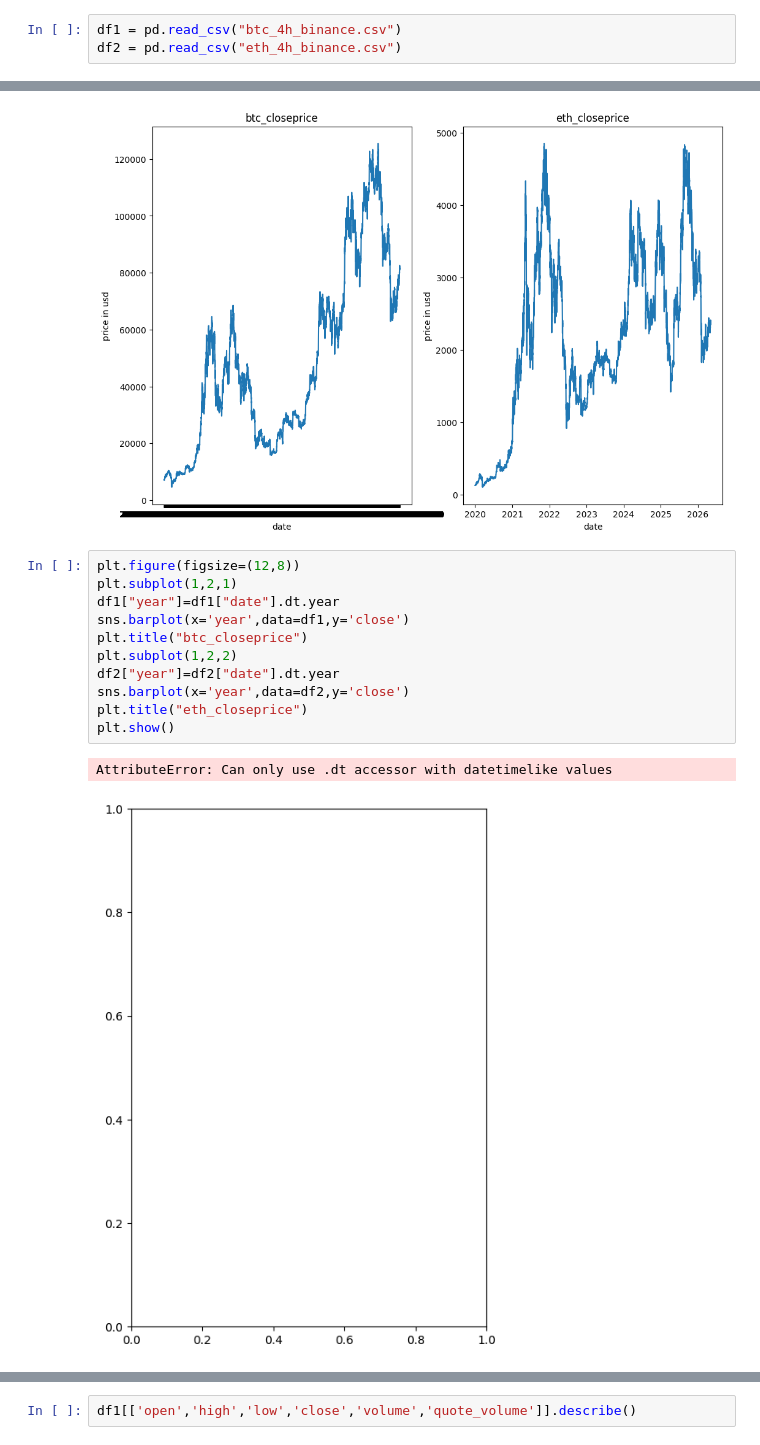
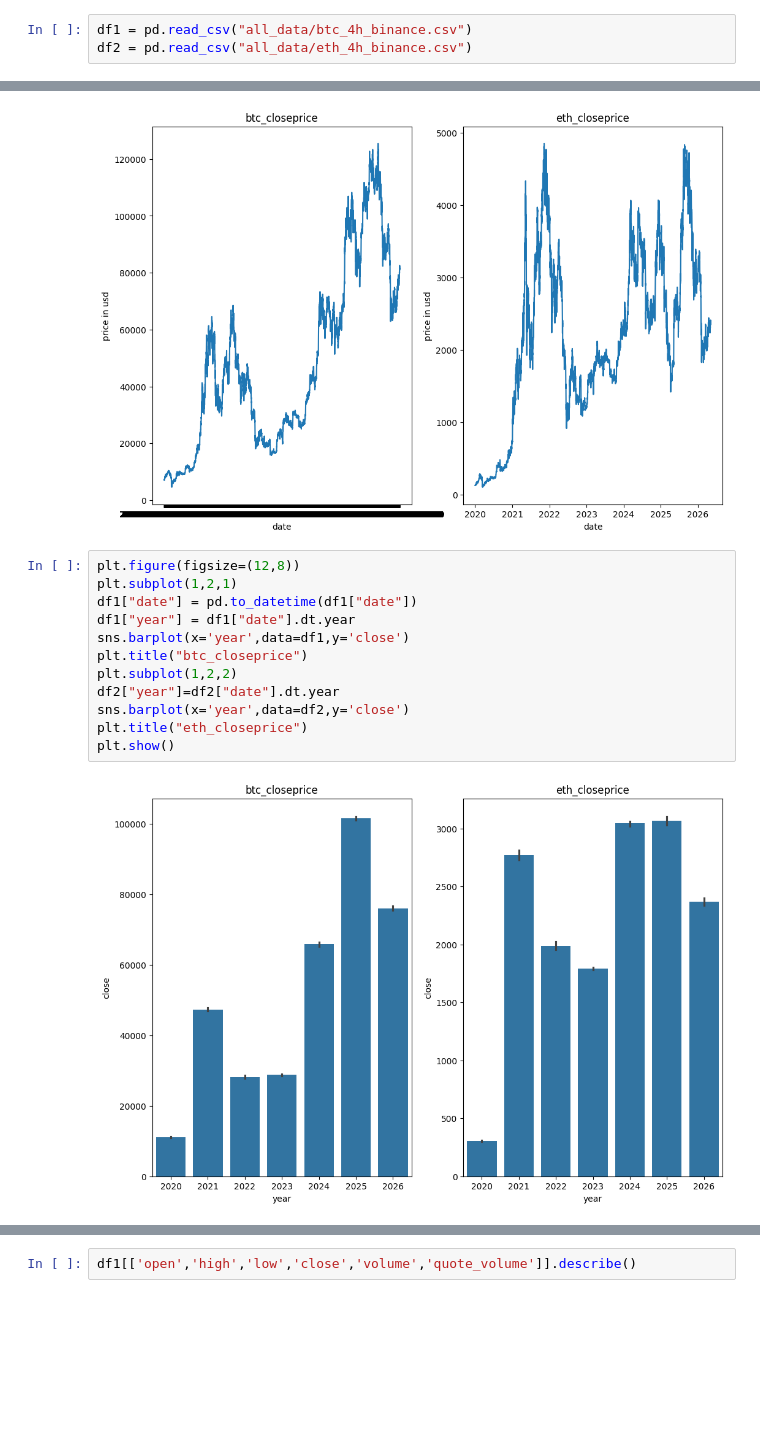
Before and after one commit to Ibrahimtech821/crypto_currency, a Jupyter notebook: project.ipynb, the cells around one changed output, grey strips where cells are left out. Cells and saved outputs as stored; diff of their text form; blank space fills up the shorter version.

```diff
--- a/project.ipynb
+++ b/project.ipynb
@@ -5,8 +5,8 @@ import seaborn as sns
 import matplotlib.pyplot as plt
 import plotly.graph_objects as go
 # %%
-df1 = pd.read_csv("btc_4h_binance.csv")
-df2 = pd.read_csv("eth_4h_binance.csv")
+df1 = pd.read_csv("all_data/btc_4h_binance.csv")
+df2 = pd.read_csv("all_data/eth_4h_binance.csv")
 # %%
 df1.head()
 # %% [output]
@@ -89,17 +88,17 @@ plt.show()
 # %%
 plt.figure(figsize=(12,8))
 plt.subplot(1,2,1)
-df1["year"]=df1["date"].dt.year
+df1["date"] = pd.to_datetime(df1["date"])
+df1["year"] = df1["date"].dt.year
 sns.barplot(x='year',data=df1,y='close')
 plt.title("btc_closeprice")
 plt.subplot(1,2,2)
 df2["year"]=df2["date"].dt.year
 sns.barplot(x='year',data=df2,y='close')
 plt.title("eth_closeprice")
 plt.show()
 # %% [output]
-AttributeError: Can only use .dt accessor with datetimelike values
-[figure, old version]
+[figure, new version]
 # %%
 
 plt.figure(figsize=(12,8))
```
Also changed, not shown: parts of 60 cells of this notebook, 3 other files.
